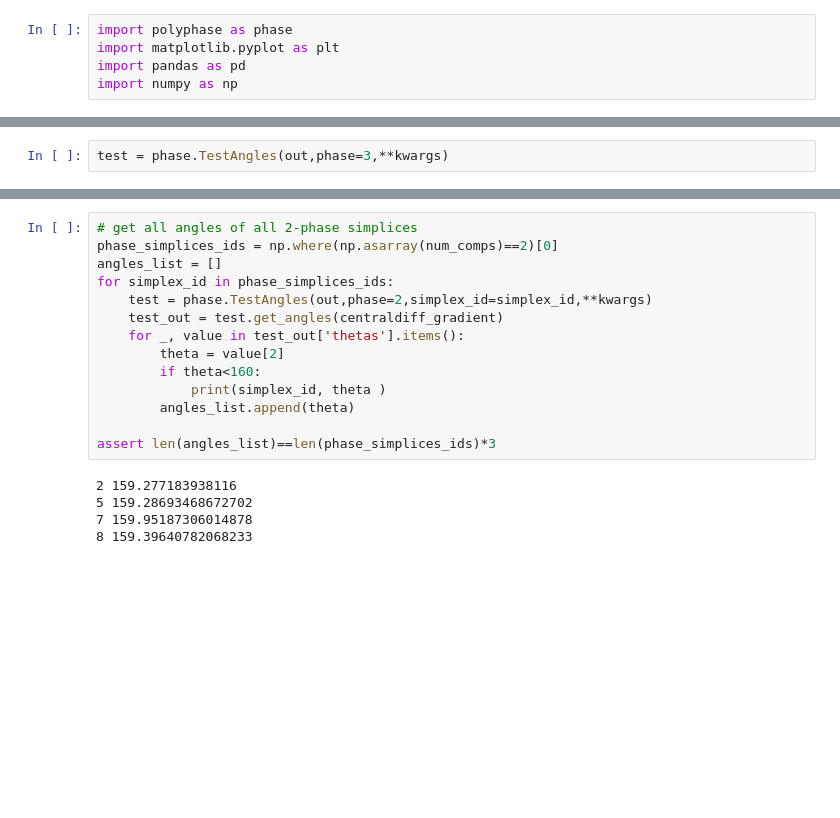
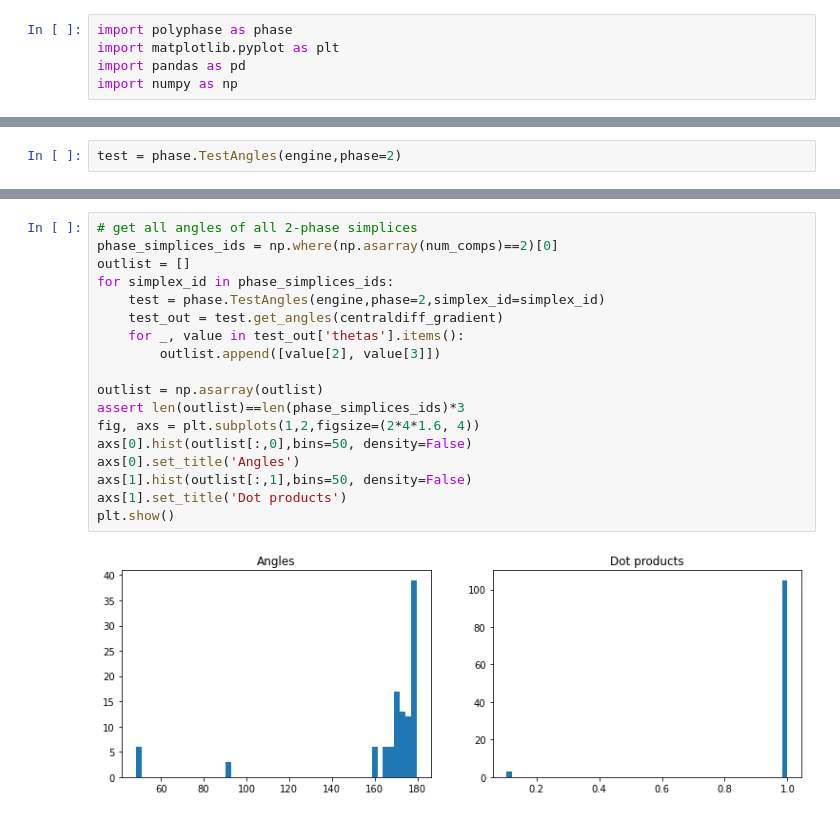
Before and after one commit to kiranvad/polyphase, a Jupyter notebook: notebooks/Residual type tests.ipynb, the cells around one changed output, grey strips where cells are left out. Cells and saved outputs as stored; diff of their text form; blank space fills up the shorter version.

```diff
--- a/notebooks/Residual type tests.ipynb
+++ b/notebooks/Residual type tests.ipynb
@@ -193,5 +222,5 @@ grad_cd = np.asarray([centraldiff_gradient(phi, h = delta) for phi in grid.T])
 # %%
-test = phase.TestAngles(out,phase=3,**kwargs)
+test = phase.TestAngles(engine,phase=2)
 # %%
 test_out = test.get_angles(centraldiff_gradient)
 for key, value in test_out['thetas'].items():
@@ -212,19 +239,20 @@ Angle at vertex 2 is 136.23 degrees
 # %%
 # get all angles of all 2-phase simplices
 phase_simplices_ids = np.where(np.asarray(num_comps)==2)[0]
-angles_list = []
+outlist = []
 for simplex_id in phase_simplices_ids:
-    test = phase.TestAngles(out,phase=2,simplex_id=simplex_id,**kwargs)
+    test = phase.TestAngles(engine,phase=2,simplex_id=simplex_id)
     test_out = test.get_angles(centraldiff_gradient)
     for _, value in test_out['thetas'].items():
-        theta = value[2]
-        if theta<160:
-            print(simplex_id, theta )
-        angles_list.append(theta)
+        outlist.append([value[2], value[3]])
 
-assert len(angles_list)==len(phase_simplices_ids)*3
+outlist = np.asarray(outlist)
+assert len(outlist)==len(phase_simplices_ids)*3
+fig, axs = plt.subplots(1,2,figsize=(2*4*1.6, 4))
+axs[0].hist(outlist[:,0],bins=50, density=False)
+axs[0].set_title('Angles')
+axs[1].hist(outlist[:,1],bins=50, density=False)
+axs[1].set_title('Dot products')
+plt.show()
 # %% [output]
-2 159.277183938116
-5 159.28693468672702
-7 159.95187306014878
-8 159.39640782068233
+[figure, added]
```
Also changed, not shown: parts of 20 cells of this notebook, 19 other files.
